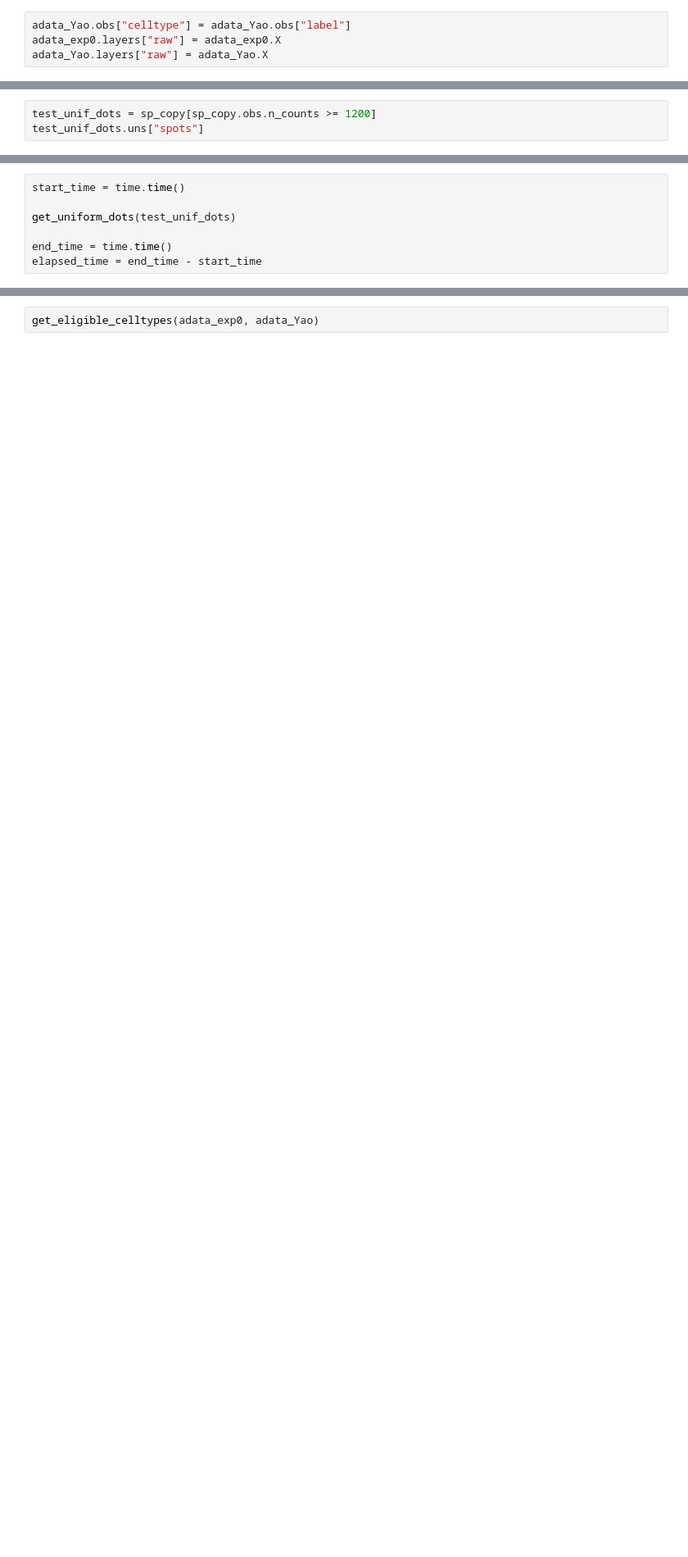
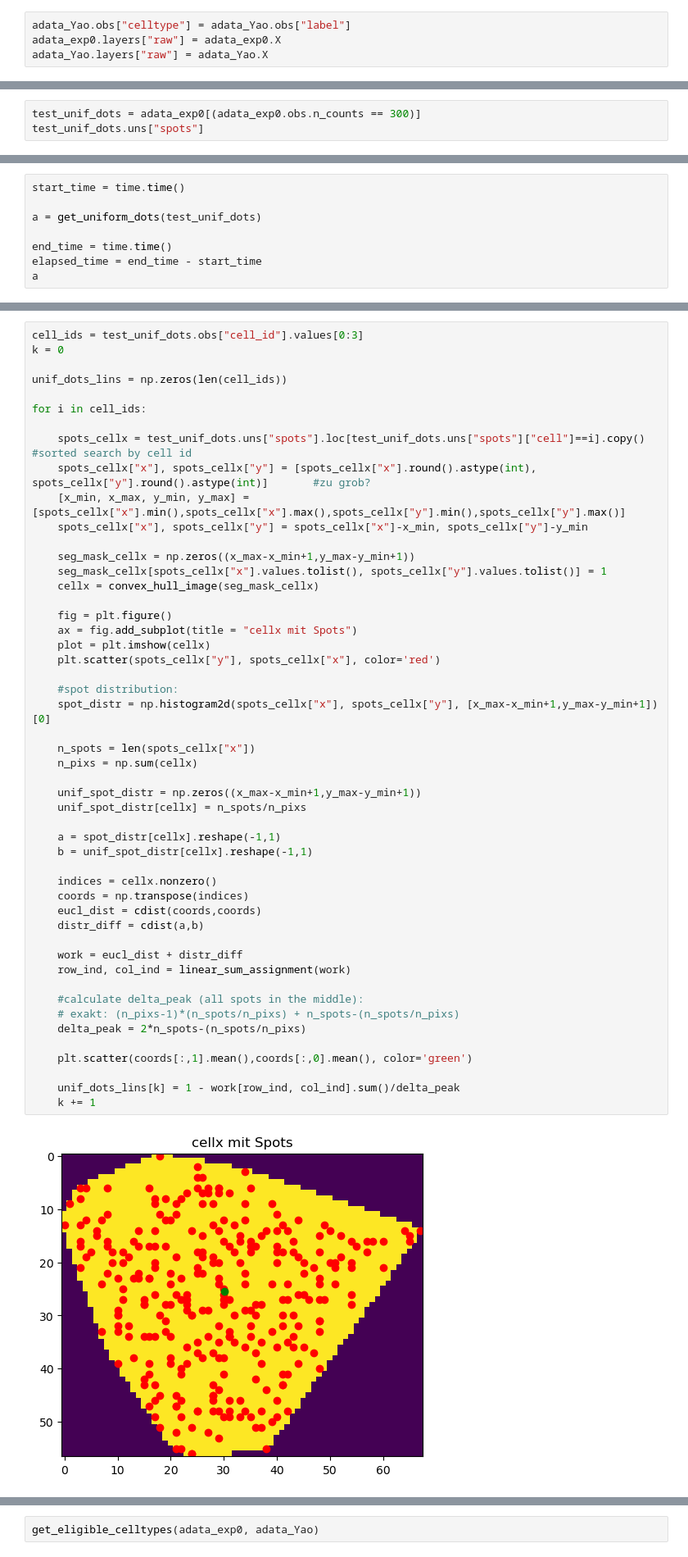
Before and after one commit to j-dichgans/my_txsim, a Jupyter notebook: metric_local.ipynb, the cells around one changed output, grey strips where cells are left out. Shown at 82% size. Drawn from its saved outputs; the diff is of its cells as text; blank space fills up the shorter version.

Commit message:
added _uniform_cell file: used chi squared approach, to measure how uniform the spots are distributed across a cell. It is faster than ot, linear sum assignment, but maybe still to slow

```diff
--- a/metric_local.ipynb
+++ b/metric_local.ipynb
@@ -48,0 +35,3 @@ AnnData object with n_obs × n_vars = 23282 × 284
+# %%
+test_unif_dots = adata_exp0[(adata_exp0.obs.n_counts == 300)]
+test_unif_dots.uns["spots"]
@@ -89,3 +102,0 @@ def get_uniform_dots(adata_sp: AnnData):
-# %%
-test_unif_dots = sp_copy[sp_copy.obs.n_counts >= 1200]
-test_unif_dots.uns["spots"]
@@ -94,8 +103,9 @@ import time
 # %%
 start_time = time.time()
 
-get_uniform_dots(test_unif_dots)
+a = get_uniform_dots(test_unif_dots)
 
 end_time = time.time()
 elapsed_time = end_time - start_time
+a
 # %%
@@ -192,0 +170,52 @@ array([[0.        , 1.        , 1.        ],
+# %%
+cell_ids = test_unif_dots.obs["cell_id"].values[0:3]
+k = 0
+
+unif_dots_lins = np.zeros(len(cell_ids))
+
+for i in cell_ids:
+
+    spots_cellx = test_unif_dots.uns["spots"].loc[test_unif_dots.uns["spots"]["cell"]==i].copy()               #sorted search by cell id
+    spots_cellx["x"], spots_cellx["y"] = [spots_cellx["x"].round().astype(int), spots_cellx["y"].round().astype(int)]       #zu grob?
+    [x_min, x_max, y_min, y_max] = [spots_cellx["x"].min(),spots_cellx["x"].max(),spots_cellx["y"].min(),spots_cellx["y"].max()]
+    spots_cellx["x"], spots_cellx["y"] = spots_cellx["x"]-x_min, spots_cellx["y"]-y_min
+
+    seg_mask_cellx = np.zeros((x_max-x_min+1,y_max-y_min+1))
+    seg_mask_cellx[spots_cellx["x"].values.tolist(), spots_cellx["y"].values.tolist()] = 1
+    cellx = convex_hull_image(seg_mask_cellx)
+
+    fig = plt.figure()
+    ax = fig.add_subplot(title = "cellx mit Spots")
+    plot = plt.imshow(cellx)
+    plt.scatter(spots_cellx["y"], spots_cellx["x"], color='red')
+
+    #spot distribution:
+    spot_distr = np.histogram2d(spots_cellx["x"], spots_cellx["y"], [x_max-x_min+1,y_max-y_min+1])[0]
+
+    n_spots = len(spots_cellx["x"])
+    n_pixs = np.sum(cellx)
+
+    unif_spot_distr = np.zeros((x_max-x_min+1,y_max-y_min+1))
+    unif_spot_distr[cellx] = n_spots/n_pixs
+
+    a = spot_distr[cellx].reshape(-1,1)
+    b = unif_spot_distr[cellx].reshape(-1,1)
+
+    indices = cellx.nonzero()
+    coords = np.transpose(indices)
+    eucl_dist = cdist(coords,coords)
+    distr_diff = cdist(a,b)
+
+    work = eucl_dist + distr_diff
+    row_ind, col_ind = linear_sum_assignment(work)
+
+    #calculate delta_peak (all spots in the middle):
+    # exakt: (n_pixs-1)*(n_spots/n_pixs) + n_spots-(n_spots/n_pixs)
+    delta_peak = 2*n_spots-(n_spots/n_pixs)
+
+    plt.scatter(coords[:,1].mean(),coords[:,0].mean(), color='green')
+
+    unif_dots_lins[k] = 1 - work[row_ind, col_ind].sum()/delta_peak
+    k += 1
+# %% [output]
+[figure, added]
```
Also changed, not shown: parts of 47 cells of this notebook, 1 other file.
